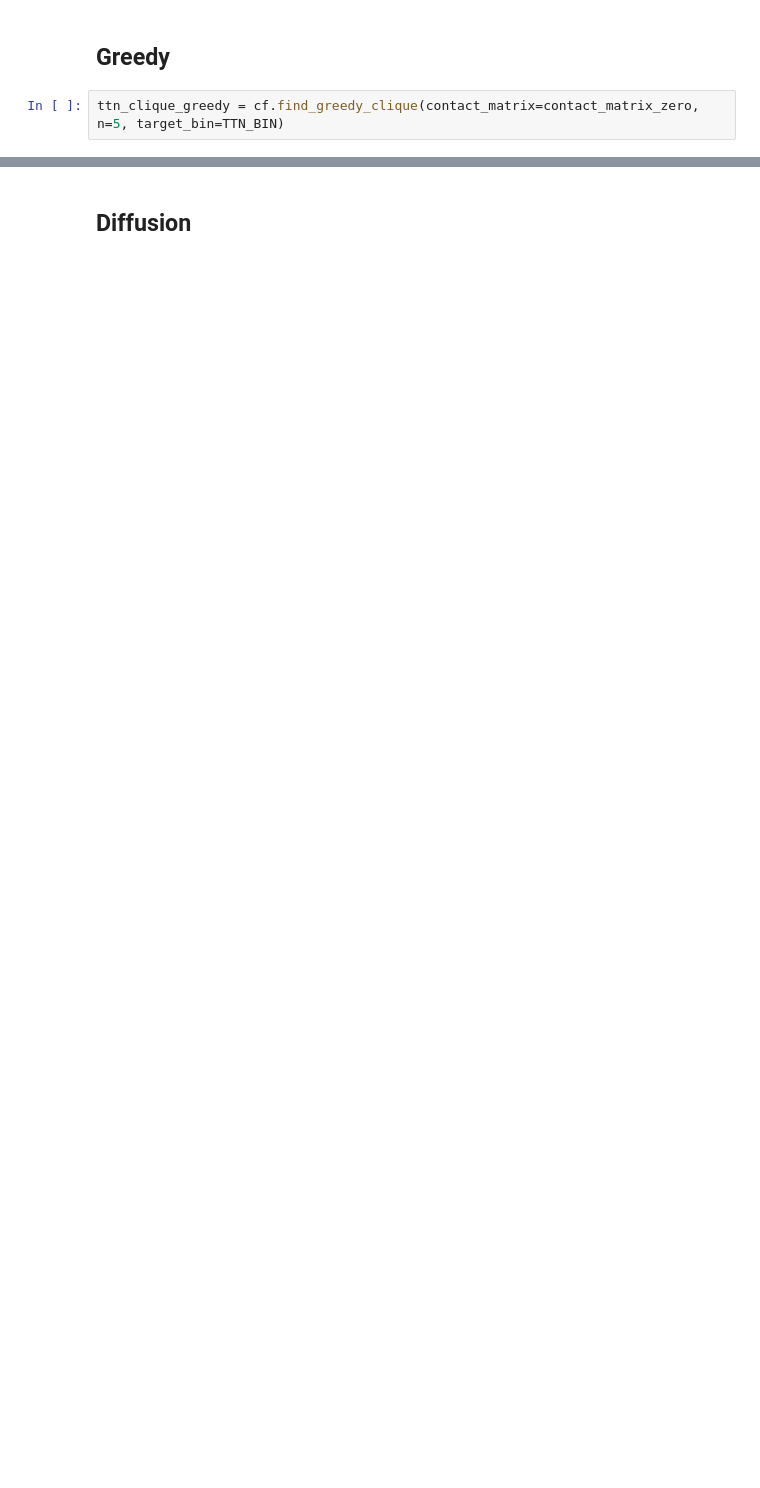
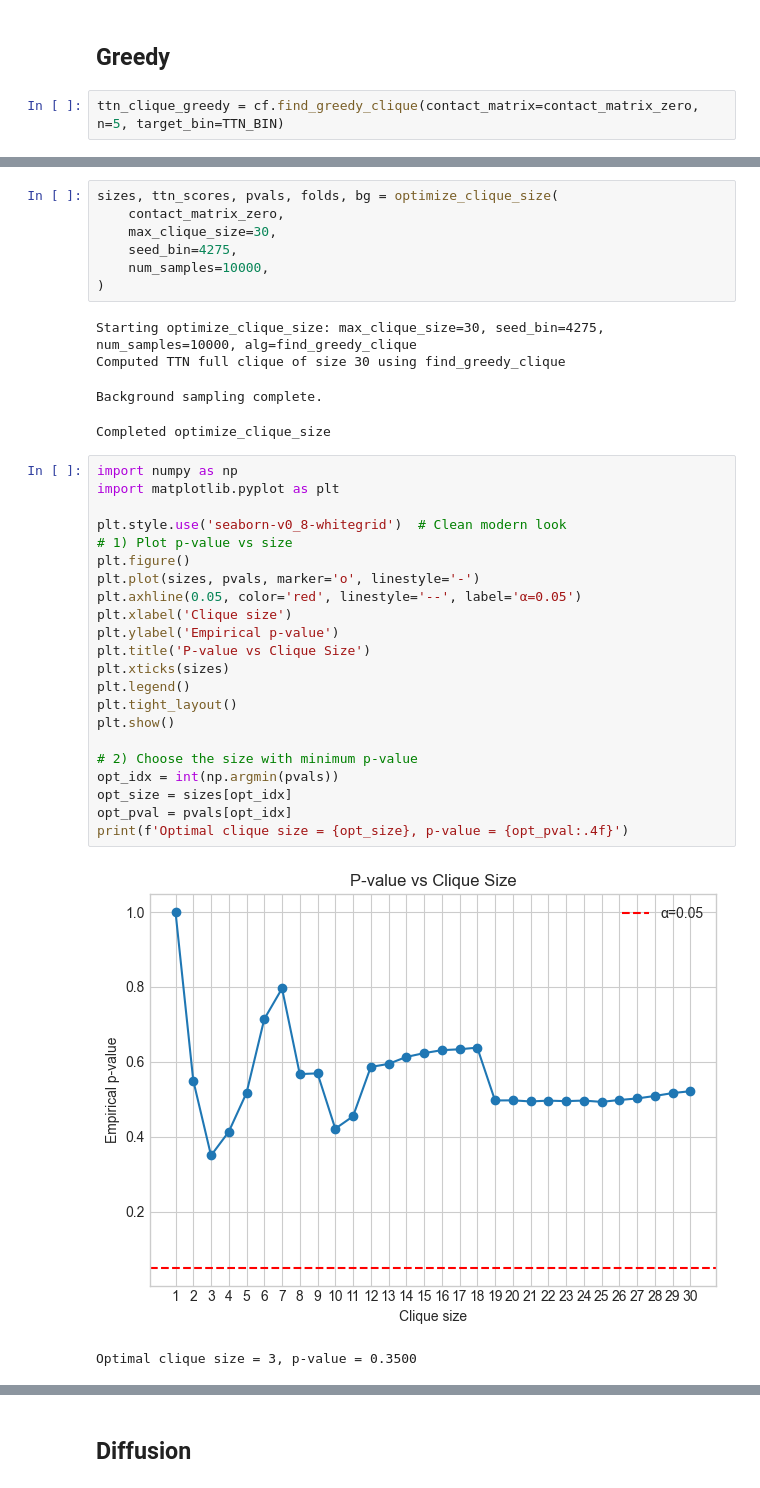
Before and after one commit to ethanoutangoun/chromatin-heart-dev, a Jupyter notebook: pipeline_results.ipynb, the cells around one changed output, grey strips where cells are left out. Cells and saved outputs as stored; diff of their text form; blank space fills up the shorter version.

```diff
--- a/pipeline_results.ipynb
+++ b/pipeline_results.ipynb
@@ -151,0 +220,37 @@ core.stats.calculate_avg_interaction_strength(contact_matrix_zero, ttn_clique_gr
+# %%
+sizes, ttn_scores, pvals, folds, bg = optimize_clique_size(
+    contact_matrix_zero,
+    max_clique_size=30,
+    seed_bin=4275,
+    num_samples=10000,
+)
+# %% [output]
+Starting optimize_clique_size: max_clique_size=30, seed_bin=4275, num_samples=10000, alg=find_greedy_clique
+Computed TTN full clique of size 30 using find_greedy_clique
+Background sampling complete.
+Completed optimize_clique_size
+# %%
+import numpy as np
+import matplotlib.pyplot as plt
+
+plt.style.use('seaborn-v0_8-whitegrid')  # Clean modern look
+# 1) Plot p-value vs size
+plt.figure()
+plt.plot(sizes, pvals, marker='o', linestyle='-')
+plt.axhline(0.05, color='red', linestyle='--', label='α=0.05')
+plt.xlabel('Clique size')
+plt.ylabel('Empirical p-value')
+plt.title('P-value vs Clique Size')
+plt.xticks(sizes)
+plt.legend()
+plt.tight_layout()
+plt.show()
+
+# 2) Choose the size with minimum p-value
+opt_idx = int(np.argmin(pvals))
+opt_size = sizes[opt_idx]
+opt_pval = pvals[opt_idx]
+print(f'Optimal clique size = {opt_size}, p-value = {opt_pval:.4f}')
+# %% [output]
+[figure, added]
+Optimal clique size = 3, p-value = 0.3500
```
Also changed, not shown: parts of 30 cells of this notebook, 21 other files.
